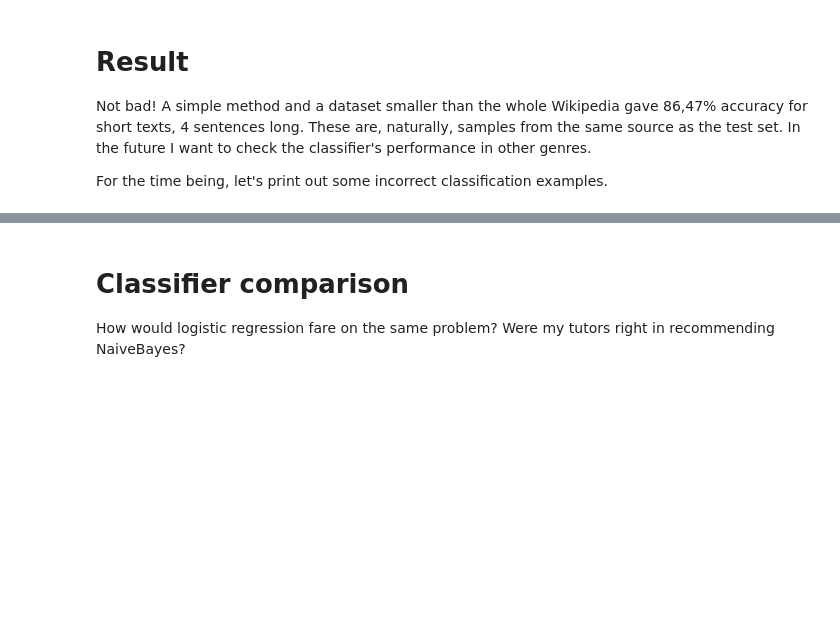
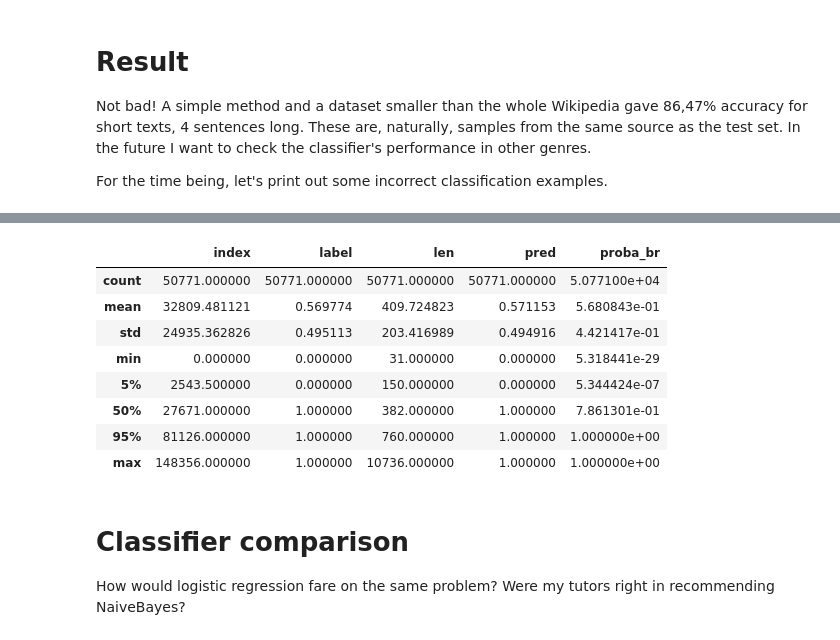
Before and after one commit to MarekCichy/pt-br-classifier, a Jupyter notebook: pt-br-classifier.ipynb, the cells around one changed output, grey strips where cells are left out. Drawn from its saved outputs; the diff is of its cells as text; code cells hidden in the pictures; blank space fills up the shorter version.

```diff
--- a/pt-br-classifier.ipynb
+++ b/pt-br-classifier.ipynb
@@ -189,3 +302,15 @@ array([[0, 0, 'grouped0.0',
+# %%
+check_falses.describe(percentiles=[.05, .5, .95])
+# %% [output]
+|  | index | label | len | pred | proba_br |
+| count | 50771.000000 | 50771.000000 | 50771.000000 | 50771.000000 | 5.077100e+04 |
+| mean | 32809.481121 | 0.569774 | 409.724823 | 0.571153 | 5.680843e-01 |
+| std | 24935.362826 | 0.495113 | 203.416989 | 0.494916 | 4.421417e-01 |
+| min | 0.000000 | 0.000000 | 31.000000 | 0.000000 | 5.318441e-29 |
+| 5% | 2543.500000 | 0.000000 | 150.000000 | 0.000000 | 5.344424e-07 |
+| 50% | 27671.000000 | 1.000000 | 382.000000 | 1.000000 | 7.861301e-01 |
+| 95% | 81126.000000 | 1.000000 | 760.000000 | 1.000000 | 1.000000e+00 |
+| max | 148356.000000 | 1.000000 | 10736.000000 | 1.000000 | 1.000000e+00 |
 # %% [markdown]
 # Classifier comparison
 
```
Also changed, not shown: parts of 15 cells of this notebook.
